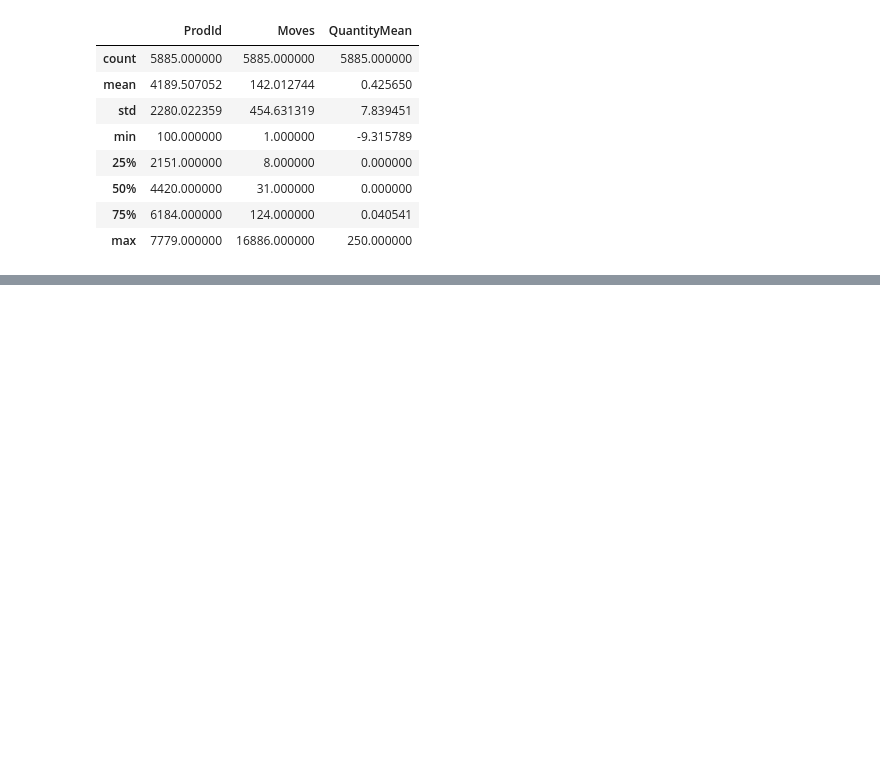
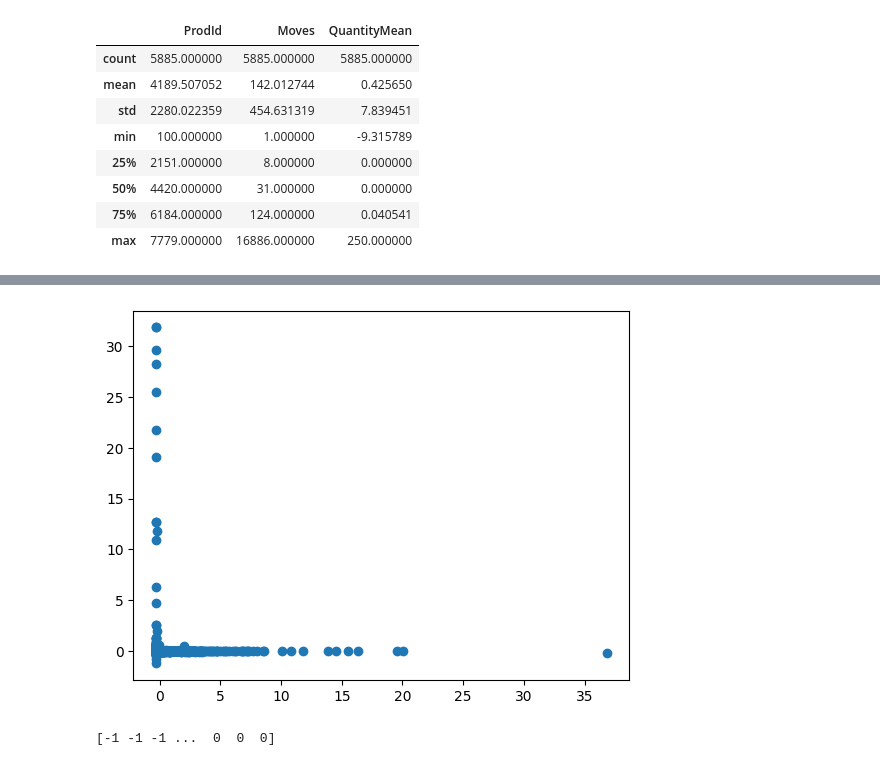
Before and after one commit to Fenokely/projetia_iasm1, a Jupyter notebook: data_process/data_process.ipynb, the cells around one changed output, grey strips where cells are left out. Cells and saved outputs as stored; diff of their text form; code cells hidden in the pictures; blank space fills up the shorter version.

```diff
--- a/data_process/data_process.ipynb
+++ b/data_process/data_process.ipynb
@@ -477,0 +221,7 @@ plt.plot(df4)
+# %%
+X = s_1[['Moves', 'QuantityMean']].values
+print(X[:5])
+
+XS = StandardScaler().fit_transform(X)
+
+print(XS[:5])
@@ -477,0 +239,5 @@ plt.plot(df4)
+# %%
+plt.scatter(XS[:, 0], XS[:, 1])
+plt.show()
+# %% [output]
+[figure, added]
@@ -477,0 +246,4 @@ plt.plot(df4)
+# %%
+print(db.labels_)
+# %% [output]
+[-1 -1 -1 ...  0  0  0]
```
Also changed, not shown: parts of 42 cells of this notebook, 1 other file.
